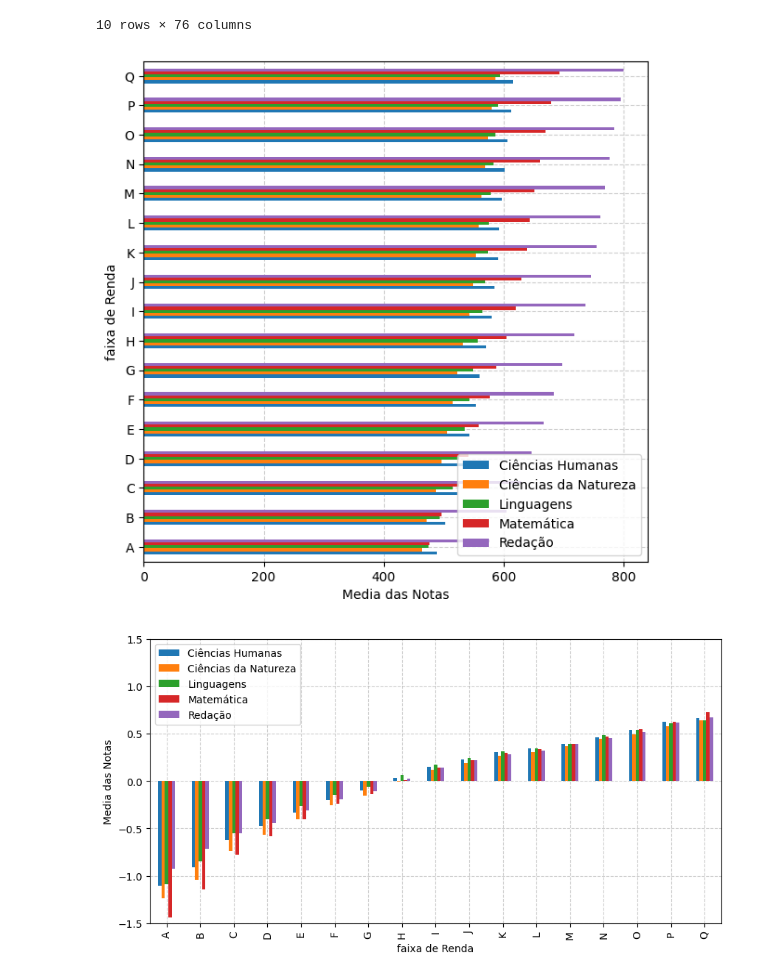
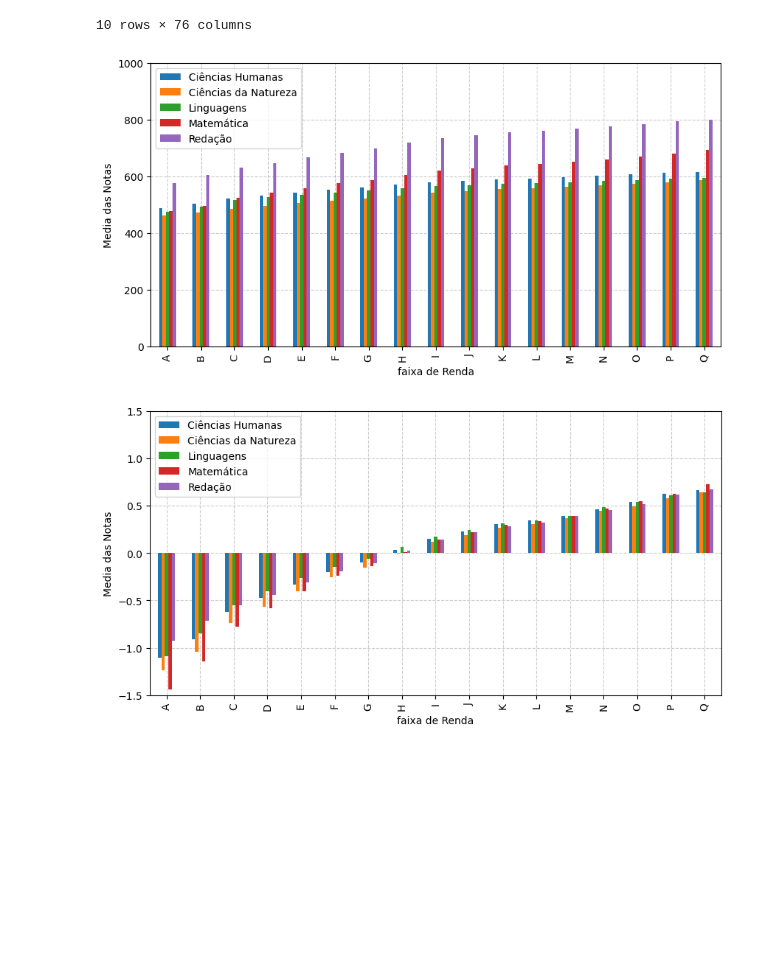
Before and after one commit to laupontiroli/APS_1_cdados, a Jupyter notebook: analise_dados.ipynb, the cells around one changed output. Cells and saved outputs as stored; diff of their text form; code cells hidden in the pictures; blank space fills up the shorter version.

```diff
--- a/analise_dados.ipynb
+++ b/analise_dados.ipynb
@@ -30,42 +30,42 @@ mcdados_filtrado.head(10)
 # %%
 #fazendo a media por renda
 import matplotlib.pyplot as plt
 plt.style.use('default')
 
 #pegando as notas e a renda
 df_renda=mcdados_filtrado[["NU_NOTA_CH","NU_NOTA_CN","NU_NOTA_LC","NU_NOTA_MT","NU_NOTA_REDACAO","Q006"]]
 
 
 medias_por_renda = df_renda.groupby("Q006").mean()
 
 
-# faixas_de_renda = [
-#     "Até R$ 1.212,00",
-#     "De R$ 1.212,01 até R$ 1.818,00",
-#     "De R$ 1.818,01 até R$ 2.424,00",
-#     "De R$ 2.424,01 até R$ 3.030,00",
-#     "De R$ 3.030,01 até R$ 3.636,00",
-#     "De R$ 3.636,01 até R$ 4.848,00",
-#     "De R$ 4.848,01 até R$ 6.060,00",
-#     "De R$ 6.060,01 até R$ 7.272,00",
-#     "De R$ 7.272,01 até R$ 8.484,00",
-#     "De R$ 8.484,01 até R$ 9.696,00",
-#     "De R$ 9.696,01 até R$ 10.908,00",
-#     "De R$ 10.908,01 até R$ 12.120,00",
-#     "De R$ 12.120,01 até R$ 14.544,00",
-#     "De R$ 14.544,01 até R$ 18.180,00",
-#     "De R$ 18.180,01 até R$ 24.240,00"
-# ]
+faixas_de_renda = [
+    "Até R$ 1.212,00",
+    "De R$ 1.212,01 até R$ 1.818,00",
+    "De R$ 1.818,01 até R$ 2.424,00",
+    "De R$ 2.424,01 até R$ 3.030,00",
+    "De R$ 3.030,01 até R$ 3.636,00",
+    "De R$ 3.636,01 até R$ 4.848,00",
+    "De R$ 4.848,01 até R$ 6.060,00",
+    "De R$ 6.060,01 até R$ 7.272,00",
+    "De R$ 7.272,01 até R$ 8.484,00",
+    "De R$ 8.484,01 até R$ 9.696,00",
+    "De R$ 9.696,01 até R$ 10.908,00",
+    "De R$ 10.908,01 até R$ 12.120,00",
+    "De R$ 12.120,01 até R$ 14.544,00",
+    "De R$ 14.544,01 até R$ 18.180,00",
+    "De R$ 18.180,01 até R$ 24.240,00"
+]
 
-medias_por_renda.plot.barh(stacked=False, figsize=(7,7),zorder=2)
+medias_por_renda.plot.bar(stacked=False, figsize=(10,5),xlabel=faixas_de_renda,zorder=2)
 plt.grid(True,linestyle='--', zorder=1,alpha=0.6)
-plt.xlabel("Media das Notas")
-plt.ylabel('faixa de Renda')
+plt.ylabel("Media das Notas")
+plt.xlabel('faixa de Renda')
 plt.legend(['Ciências Humanas','Ciências da Natureza','Linguagens','Matemática','Redação'])
-plt.xticks([0,200,400,600,800])
+plt.yticks([0,200,400,600,800,1000])
 plt.show()
 # %% [output]
-[figure, old version]
+[figure, new version]
 # %%
 #fazendo o de cohen por renda
 import matplotlib.pyplot as plt
```
